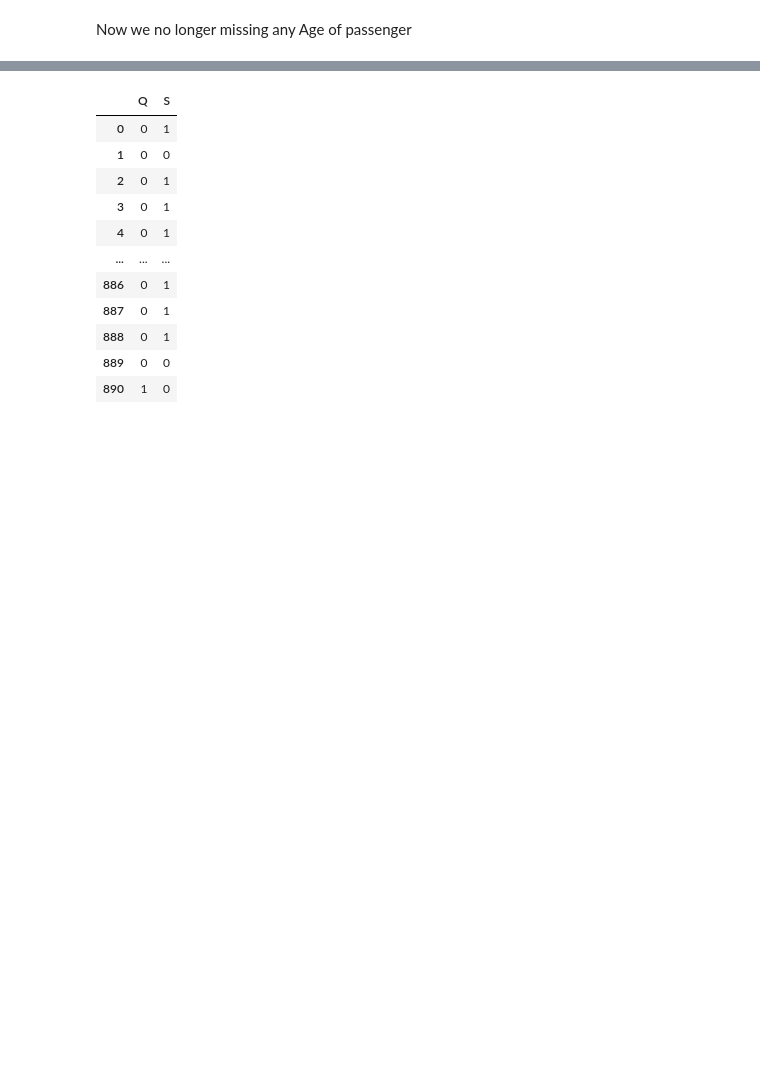
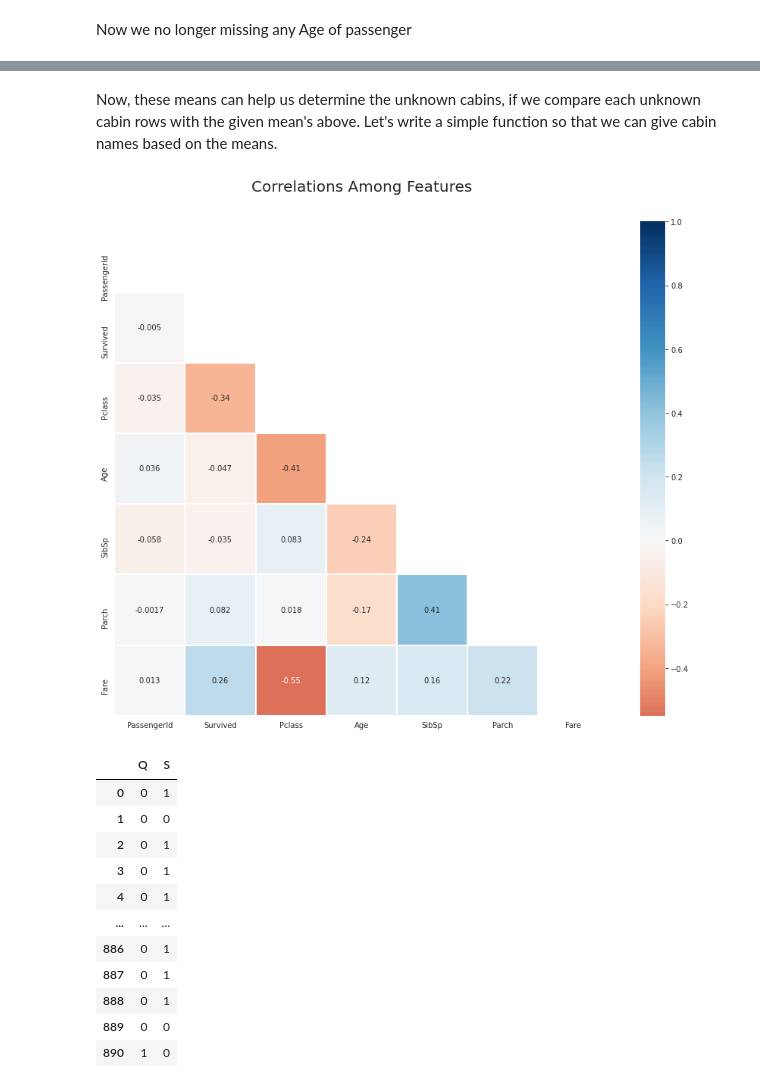
Before and after one commit to Shaheer-Imam/Data-Science, a Jupyter notebook: Logistic Regression/Titanic disaster.ipynb, the cells around one changed output, grey strips where cells are left out. Drawn from its saved outputs; the diff is of its cells as text; code cells hidden in the pictures; blank space fills up the shorter version.

```diff
--- a/Logistic Regression/Titanic disaster.ipynb
+++ b/Logistic Regression/Titanic disaster.ipynb
@@ -121,4 +121,4 @@ sns.heatmap(train.isnull(),yticklabels=False,cbar=False,cmap='viridis')
 # %% [markdown]
 Now we no longer missing any Age of passenger
 # %%
-train.drop('Cabin',axis=1,inplace=True)
+#train.drop('Cabin',axis=1,inplace=True)
@@ -124,0 +128,4 @@ train.drop('Cabin',axis=1,inplace=True)
+# %%
+train.Cabin.fillna("N",inplace=True)
+# %%
+train.Cabin = [i[0] for i in train.Cabin]
@@ -124,0 +146,2 @@ train.drop('Cabin',axis=1,inplace=True)
+# %% [markdown]
+Now, these means can help us determine the unknown cabins, if we compare each unknown cabin rows with the given mean's above. Let's write a simple function so that we can give cabin names based on the means.
@@ -125,3 +169,20 @@ train.drop('Cabin',axis=1,inplace=True)
+# %%
+mask = np.zeros_like(train.corr(), dtype=np.bool)
+mask[np.triu_indices_from(mask)] = True
+sns.set_style('whitegrid')
+plt.subplots(figsize = (15,12))
+sns.heatmap(train.corr(),
+            annot=True,
+            mask = mask,
+            cmap = 'RdBu', ## in order to reverse the bar replace "RdBu" with "RdBu_r"
+            linewidths=.9,
+            linecolor='white',
+            fmt='.2g',
+            center = 0,
+            square=True)
+plt.title("Correlations Among Features", y = 1.03,fontsize = 20, pad = 40);
+# %% [output]
+[figure, added]
 # %%
 train.dropna(inplace=True)
 # %%
```
Also changed, not shown: parts of 6 cells of this notebook.
